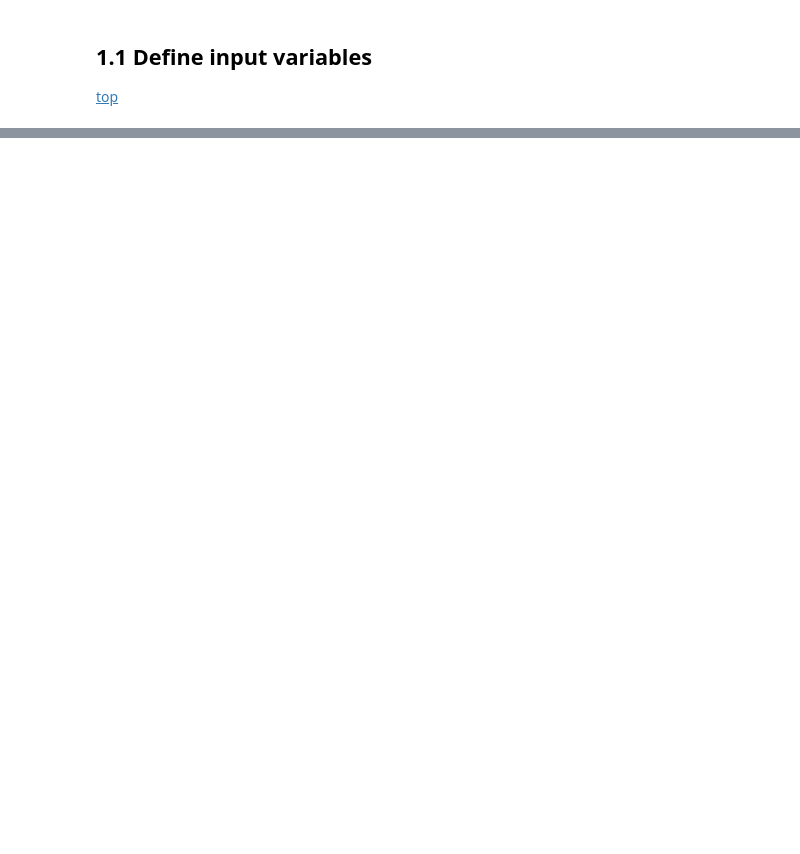
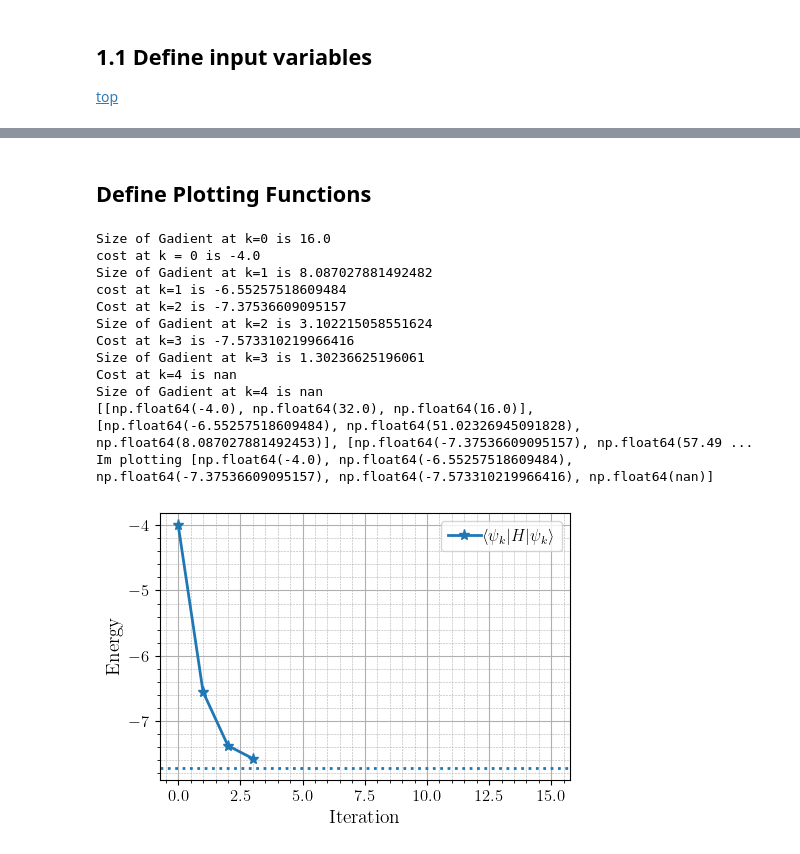
Before and after one commit to AndresArciaLopez/OptimisationOnUnitaries, a Jupyter notebook: CGonUnitaries.ipynb, the cells around one changed output, grey strips where cells are left out. Saved outputs shown, nothing was run; the diff lists cells and outputs as text; code cells hidden in the pictures; blank space fills up the shorter version.

Commit message:
fix plotting data for energy at each iteration

```diff
--- a/CGonUnitaries.ipynb
+++ b/CGonUnitaries.ipynb
@@ -39,11 +71,22 @@ psi_0 = np.outer(psi_0_v, psi_0_v)
 # %%
 def dotProd(A,B):
-    #HS dot product
-    return (1/2) * np.trace(A @ (B.conj().T))
+    #HS dot product, if A,B antihermitian then this is real
+    return (1/2) * np.trace(A @ (B.conj().T)).real
 
 def commutator(A,B):
     #Implement [A,B]
     return A @ B - B @ A
 
-def cost_func(H, W, psi_0):
-    return np.trace(W.conj().T @ H @ W @ psi_0)
+def dagger(A):
+    return A.conj().T
+
+def cost_func(U):
+    #E = <psi|H|psi>
+    return np.trace(dagger(U) @ H @ U @ PSI0).real
+
+def compute_moments(U):
+    #Compute expected value <H>, <H^2>, and variance
+    E = cost_func(U)
+    S = np.trace(dagger(U) @ H @ H @ U @ PSI0).real
+    return [E, S, S - E**2]
+compute_moments(np.eye(n))
@@ -49,0 +174,60 @@ def cost_func(H, W, psi_0):
+# %% [markdown]
+## Define Plotting Functions
+# %%
+def convergence_plot(results):
+
+    plt.rcParams['axes.labelsize'] = 14
+    plt.rcParams['axes.titlesize'] = 14
+    plt.rcParams['font.size'] = 12
+    plt.rcParams['savefig.dpi'] = 75
+    plt.rcParams['lines.linewidth'] = 2.0
+    plt.rcParams['lines.markersize'] = 8
+    plt.rcParams['legend.fontsize'] = 12
+    plt.rcParams['legend.labelspacing'] = .3
+    plt.rcParams['legend.columnspacing']= .3
+    plt.rcParams['legend.handletextpad']= .1
+    plt.rcParams['text.usetex'] = True
+    plt.rcParams['font.family'] = "serif"
+    plt.rcParams['font.serif'] = "cm"
+    plt.rcParams["figure.figsize"] = [5, 3.50]
+    plt.rcParams["figure.autolayout"] = True
+
+    # for result in results:
+    data = [element[0] for element in results]
+    plt.plot(data, label="$\\langle \\psi_k| H | \\psi_k \\rangle$", marker='*', linestyle='-')
+
+    plt.xlabel("Iteration")
+    plt.ylabel("Energy")
+    plt.grid(which='major', linewidth=0.8)
+    plt.grid(which='minor', linewidth=0.4, linestyle='--')
+    plt.minorticks_on()
+    plt.grid(True)
+
+    plt.legend(bbox_to_anchor=(1,1))
+    plt.axline(  (0, target_energy), (15 ,target_energy), linestyle = ":" )
+
+    plt.show()
+
+def grid_plot(mus, gammas, energies):
+
+    return
+
+def heat_plot(mus, gammas, energies):
+    return
+
+toplot = general_cg(mu_line_search, mu_gamma_grid_searchA)[0]
+convergence_plot(toplot)
+# %% [output]
+Size of Gadient at k=0 is 16.0
+cost at k = 0 is -4.0
+Size of Gadient at k=1 is 8.087027881492482
+cost at k=1 is -6.55257518609484
+Cost at k=2 is -7.37536609095157
+Size of Gadient at k=2 is 3.102215058551624
+Cost at k=3 is -7.573310219966416
+Size of Gadient at k=3 is 1.30236625196061
+Cost at k=4 is nan
+Size of Gadient at k=4 is nan
+[[np.float64(-4.0), np.float64(32.0), np.float64(16.0)], [np.float64(-6.55257518609484), np.float64(51.02326945091828), np.float64(8.087027881492453)], [np.float64(-7.37536609095157), np.float64(57.49 ...
+Im plotting [np.float64(-4.0), np.float64(-6.55257518609484), np.float64(-7.37536609095157), np.float64(-7.573310219966416), np.float64(nan)]
+[figure, added]
```
Also changed, not shown: parts of 11 cells of this notebook.
